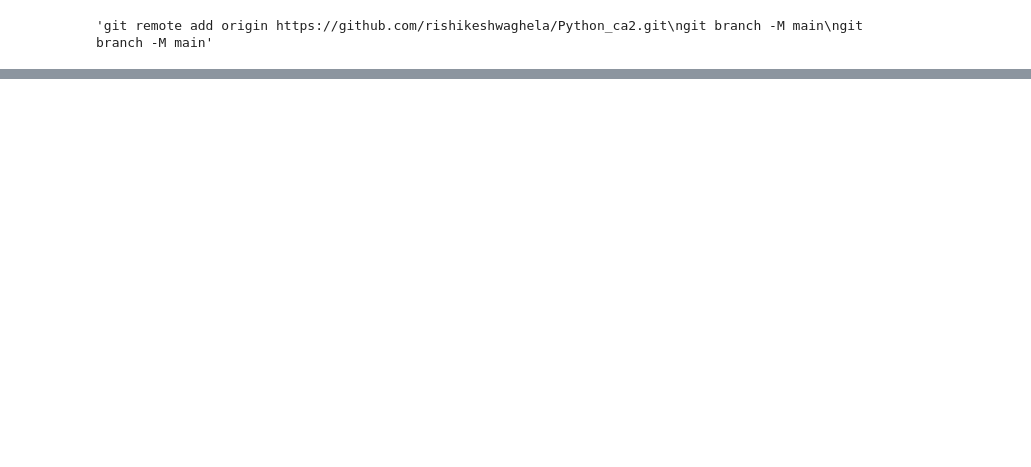
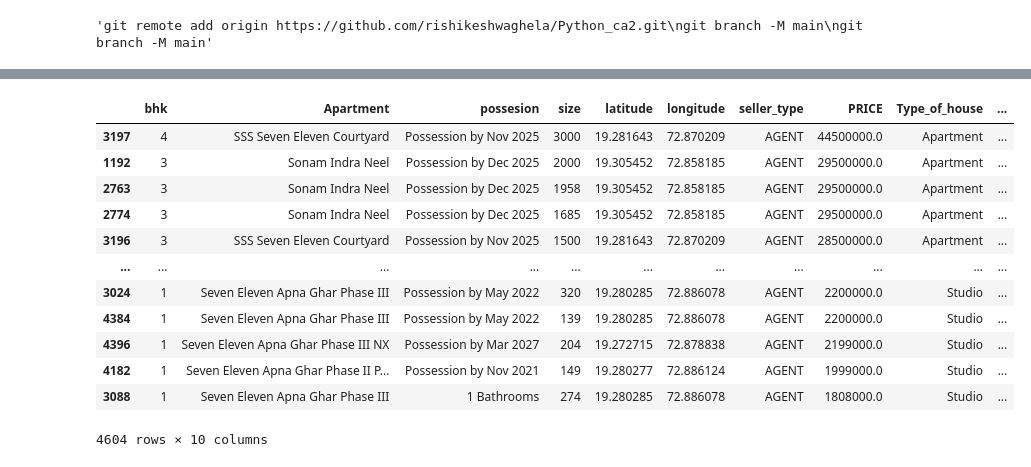
Before and after one commit to rishikeshwaghela/Python_ca2, a Jupyter notebook: final_ca2.ipynb, the cells around one changed output, grey strips where cells are left out. Cells and saved outputs as stored; diff of their text form; code cells hidden in the pictures; blank space fills up the shorter version.

```diff
--- a/final_ca2.ipynb
+++ b/final_ca2.ipynb
@@ -363,0 +412,2 @@ git branch -M main"""
+# %%
+mira_road_upcoming.reset_index(inplace=True)
@@ -363,0 +421,16 @@ git branch -M main"""
+# %%
+mira_road_upcoming.sort_values("PRICE", ascending= False)
+# %% [output]
+|  | bhk | Apartment | possesion | size | latitude | longitude | seller_type | PRICE | Type_of_house | ... |
+| 3197 | 4 | SSS Seven Eleven Courtyard | Possession by Nov 2025 | 3000 | 19.281643 | 72.870209 | AGENT | 44500000.0 | Apartment | ... |
+| 1192 | 3 | Sonam Indra Neel | Possession by Dec 2025 | 2000 | 19.305452 | 72.858185 | AGENT | 29500000.0 | Apartment | ... |
+| 2763 | 3 | Sonam Indra Neel | Possession by Dec 2025 | 1958 | 19.305452 | 72.858185 | AGENT | 29500000.0 | Apartment | ... |
+| 2774 | 3 | Sonam Indra Neel | Possession by Dec 2025 | 1685 | 19.305452 | 72.858185 | AGENT | 29500000.0 | Apartment | ... |
+| 3196 | 3 | SSS Seven Eleven Courtyard | Possession by Nov 2025 | 1500 | 19.281643 | 72.870209 | AGENT | 28500000.0 | Apartment | ... |
+| ... | ... | ... | ... | ... | ... | ... | ... | ... | ... | ... |
+| 3024 | 1 | Seven Eleven Apna Ghar Phase III | Possession by May 2022 | 320 | 19.280285 | 72.886078 | AGENT | 2200000.0 | Studio | ... |
+| 4384 | 1 | Seven Eleven Apna Ghar Phase III | Possession by May 2022 | 139 | 19.280285 | 72.886078 | AGENT | 2200000.0 | Studio | ... |
+| 4396 | 1 | Seven Eleven Apna Ghar Phase III NX | Possession by Mar 2027 | 204 | 19.272715 | 72.878838 | AGENT | 2199000.0 | Studio | ... |
+| 4182 | 1 | Seven Eleven Apna Ghar Phase II P... | Possession by Nov 2021 | 149 | 19.280277 | 72.886124 | AGENT | 1999000.0 | Studio | ... |
+| 3088 | 1 | Seven Eleven Apna Ghar Phase III | 1 Bathrooms | 274 | 19.280285 | 72.886078 | AGENT | 1808000.0 | Studio | ... |
+4604 rows × 10 columns
```
Also changed, not shown: parts of 8 cells of this notebook.
